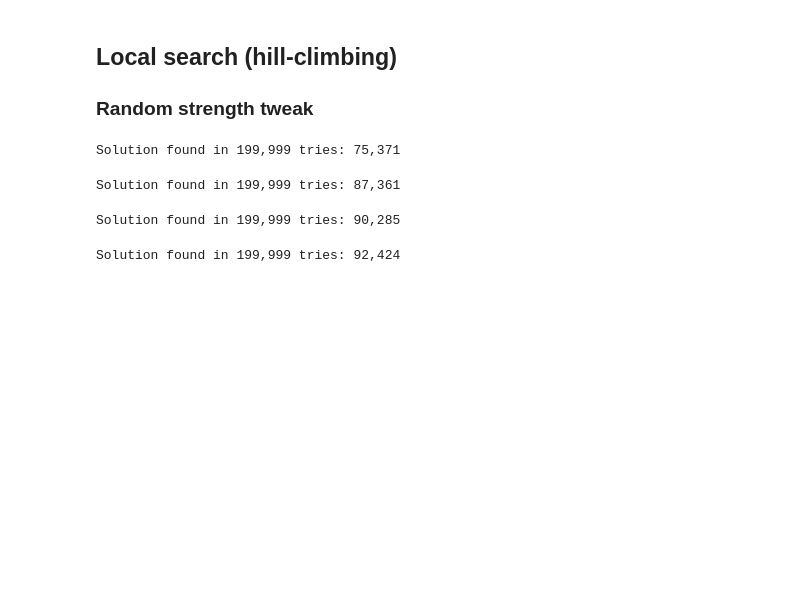
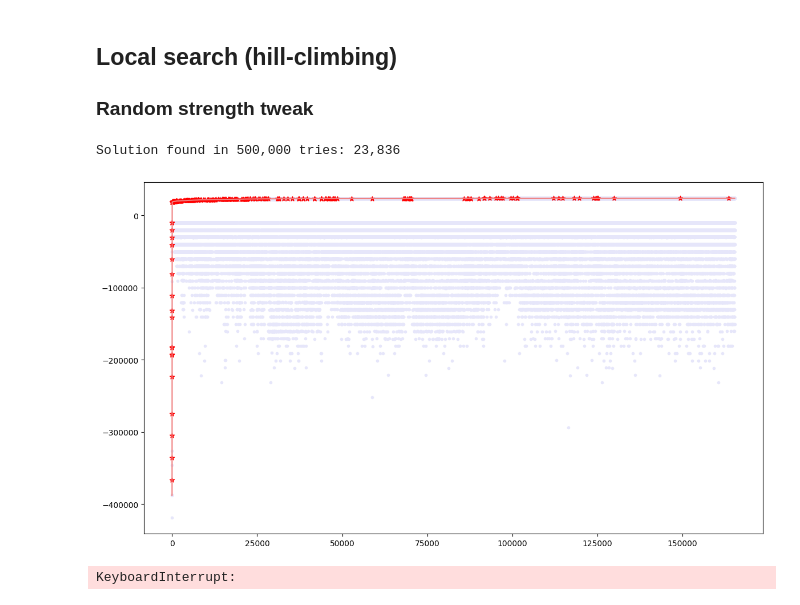
Before and after one commit to squillero/arol-ottimizzazione, a Jupyter notebook: day01_works/squillero-multiple-knapsack.ipynb, the cells around one changed output. Saved outputs shown, nothing was run; the diff lists cells and outputs as text; code cells hidden in the pictures; blank space fills up the shorter version.

```diff
--- a/day01_works/squillero-multiple-knapsack.ipynb
+++ b/day01_works/squillero-multiple-knapsack.ipynb
@@ -51,24 +51,29 @@ see: [https://en.wikipedia.org/wiki/Knapsack_problem](https://en.wikipedia.org/w
 RANDOM_SEED = 42
 np.random.seed(RANDOM_SEED)
 # %%
-NUM_ITEMS = 2000  # Esercizio con 100 items
-DIMENSIONS = 50  # Esercizio con 5 dimensioni
-MAX_STEPS = 200_000
+NUM_ITEMS = 500
+DIMENSIONS = 100
+MAX_STEPS = 500_000
 
 WEIGHTS = np.random.randint(1, 50 + 1, size=(NUM_ITEMS, DIMENSIONS))
 MAX_WEIGHTS = np.full(DIMENSIONS, NUM_ITEMS * 20)
 VALUES = np.random.randint(1, 100 + 1, size=NUM_ITEMS)
 # %%
 def evaluate(knapsack):
-    if all(np.sum(WEIGHTS[knapsack], axis=0) < MAX_WEIGHTS):
+    if all(np.sum(WEIGHTS[knapsack], axis=0) <= MAX_WEIGHTS):
         return np.sum(VALUES[knapsack])
     else:
         return -1
 
 
 @augmented
-def fitness(knapsack):
-    return evaluate(list(knapsack))
+def fitness(solution):
+    solution = list(solution)
+    if all(np.sum(WEIGHTS[solution], axis=0) <= MAX_WEIGHTS):
+        return np.sum(VALUES[solution])
+    else:
+        knapsack_weight = np.sum(WEIGHTS[solution], axis=0)
+        return -np.sum(knapsack_weight[knapsack_weight > MAX_WEIGHTS])
 # %% [markdown]
 ## Local search (hill-climbing)
 ### Random strength tweak
@@ -84,18 +89,42 @@ def tweak(solution, p):
 # %%
 tries = 0
 fitness.clear()
 
-for mutation_strength in [0, .1, .2, .4, .8]:
-    best_solution = tuple(random.choice([True, False]) for _ in range(NUM_ITEMS))
-    for tries in tqdm(range(MAX_STEPS)):
-        solution = tweak(best_solution, mutation_strength)
-        if fitness(solution) > fitness(best_solution):
-            best_solution = solution[:]
+best_solution = tuple(random.choice([True, True, True, True, False]) for _ in range(NUM_ITEMS))
+for tries in tqdm(range(MAX_STEPS)):
+    solution = tweak(best_solution, 0.25)
+    if fitness(solution) > fitness(best_solution):
+        best_solution = solution[:]
 
-    print(f"Solution found in {tries:,} tries: {evaluate(list(best_solution)):,}")
-    #fitness.plot()
+print(f"Solution found in {1+tries:,} tries: {evaluate(list(best_solution)):,}")
+fitness.plot()
 # %% [output]
-Solution found in 199,999 tries: 75,371
+Solution found in 500,000 tries: 23,836
-Solution found in 199,999 tries: 87,361
-Solution found in 199,999 tries: 90,285
-Solution found in 199,999 tries: 92,424
+[figure, added]
+# %%
+fitness.clear()
+
+tries = 0
+fitness.clear()
+strength = 0
+with tqdm(total=MAX_STEPS/10) as pbar:
+    best_solution = tuple(random.choice([True, True, True, True, False]) for _ in range(NUM_ITEMS))
+    while tries < MAX_STEPS/10:
+        steady_state = 0
+        while steady_state < 100:
+            tries += 1
+            pbar.update(1)
+            steady_state += 1
+            solution = tweak(best_solution, strength)
+            if fitness(solution) > fitness(best_solution):
+                steady_state = 0
+                best_solution = solution[:]
+            if tries >= MAX_STEPS/10:
+                break
+        strength = (9 * strength + 1) / 10
+
+print(f"Solution found in {tries:,} tries: {evaluate(list(best_solution)):,}")
+
+fitness.plot()
+# %% [output]
+KeyboardInterrupt:
```
Also changed, not shown: parts of 2 cells of this notebook, 4 other files.
